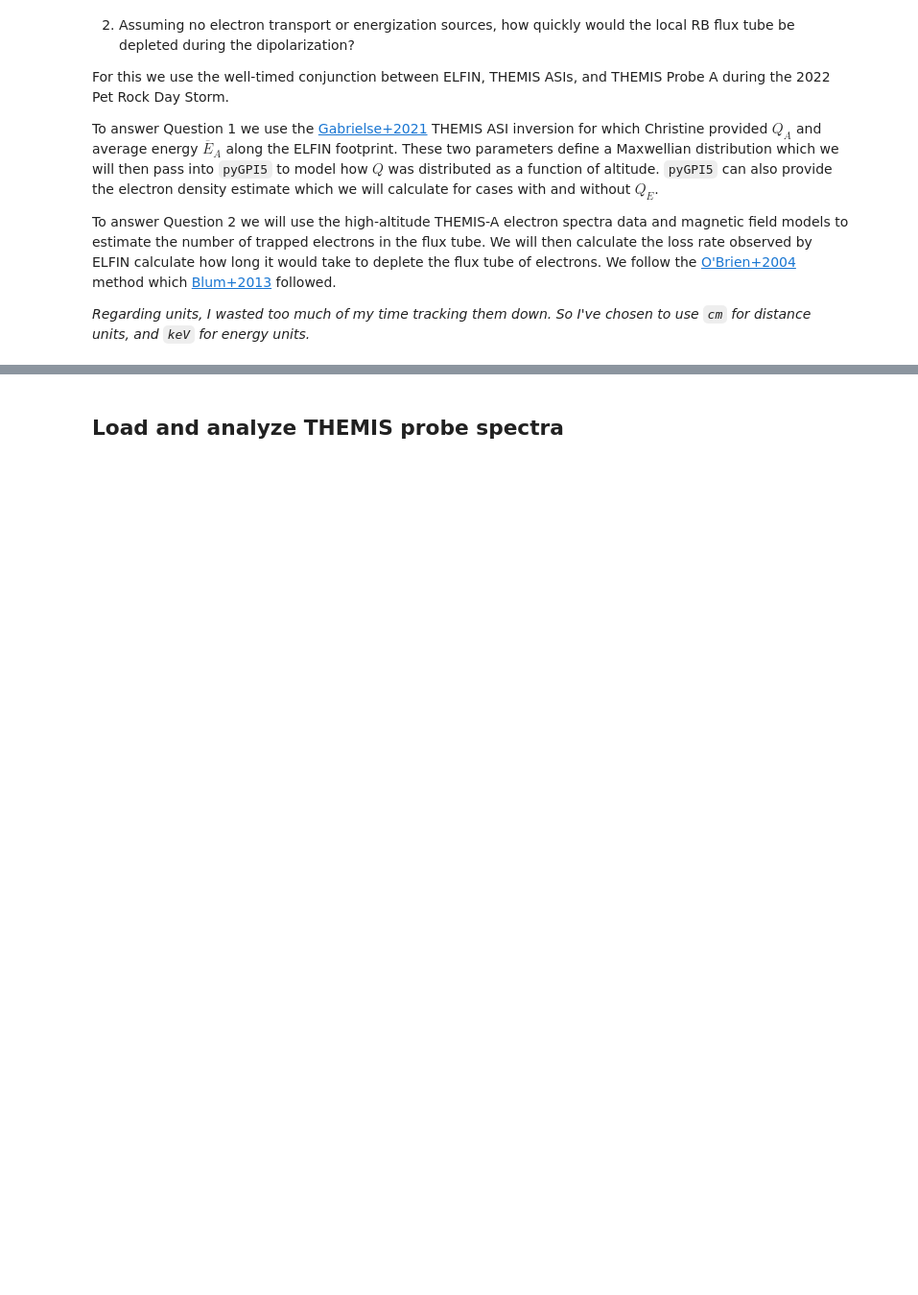
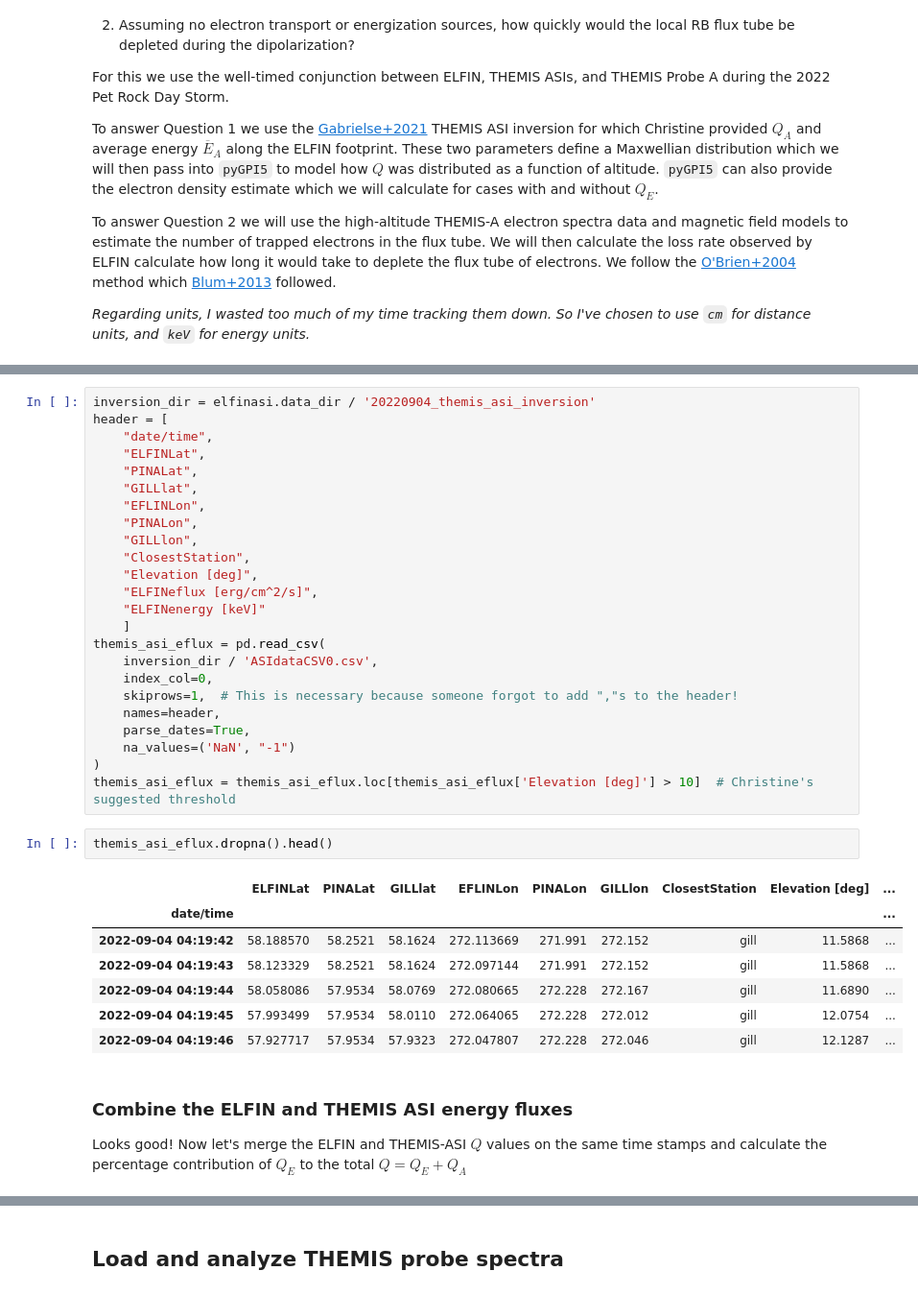
Before and after one commit to mshumko/elfinasi, a Jupyter notebook: src/20220904_substorm_study/energy_number_flux/20220904_elfin_themis_nflux_eflux.ipynb, the cells around one changed output, grey strips where cells are left out. Shown at 96% size. Drawn from its saved outputs; the diff is of its cells as text; blank space fills up the shorter version.

```diff
--- a/src/20220904_substorm_study/energy_number_flux/20220904_elfin_themis_nflux_eflux.ipynb
+++ b/src/20220904_substorm_study/energy_number_flux/20220904_elfin_themis_nflux_eflux.ipynb
@@ -60,0 +100,38 @@ R_E = 6378.137  # km
+# %%
+inversion_dir = elfinasi.data_dir / '20220904_themis_asi_inversion'
+header = [
+    "date/time",
+    "ELFINLat",
+    "PINALat",
+    "GILLlat",
+    "EFLINLon",
+    "PINALon",
+    "GILLlon",
+    "ClosestStation",
+    "Elevation [deg]",
+    "ELFINeflux [erg/cm^2/s]",
+    "ELFINenergy [keV]"
+    ]
+themis_asi_eflux = pd.read_csv(
+    inversion_dir / 'ASIdataCSV0.csv',
+    index_col=0,
+    skiprows=1,  # This is necessary because someone forgot to add ","s to the header!
+    names=header,
+    parse_dates=True,
+    na_values=('NaN', "-1")
+)
+themis_asi_eflux = themis_asi_eflux.loc[themis_asi_eflux['Elevation [deg]'] > 10]  # Christine's suggested threshold
+# %%
+themis_asi_eflux.dropna().head()
+# %% [output]
+|  | ELFINLat | PINALat | GILLlat | EFLINLon | PINALon | GILLlon | ClosestStation | Elevation [deg] | ... |
+| date/time |  |  |  |  |  |  |  |  | ... |
+| 2022-09-04 04:19:42 | 58.188570 | 58.2521 | 58.1624 | 272.113669 | 271.991 | 272.152 | gill | 11.5868 | ... |
+| 2022-09-04 04:19:43 | 58.123329 | 58.2521 | 58.1624 | 272.097144 | 271.991 | 272.152 | gill | 11.5868 | ... |
+| 2022-09-04 04:19:44 | 58.058086 | 57.9534 | 58.0769 | 272.080665 | 272.228 | 272.167 | gill | 11.6890 | ... |
+| 2022-09-04 04:19:45 | 57.993499 | 57.9534 | 58.0110 | 272.064065 | 272.228 | 272.012 | gill | 12.0754 | ... |
+| 2022-09-04 04:19:46 | 57.927717 | 57.9534 | 57.9323 | 272.047807 | 272.228 | 272.046 | gill | 12.1287 | ... |
+# %% [markdown]
+### Combine the ELFIN and THEMIS ASI energy fluxes
+
+Looks good! Now let's merge the ELFIN and THEMIS-ASI $Q$ values on the same time stamps and calculate the percentage contribution of $Q_E$ to the total $Q=Q_E + Q_A$
```
Also changed, not shown: parts of 32 cells of this notebook.
